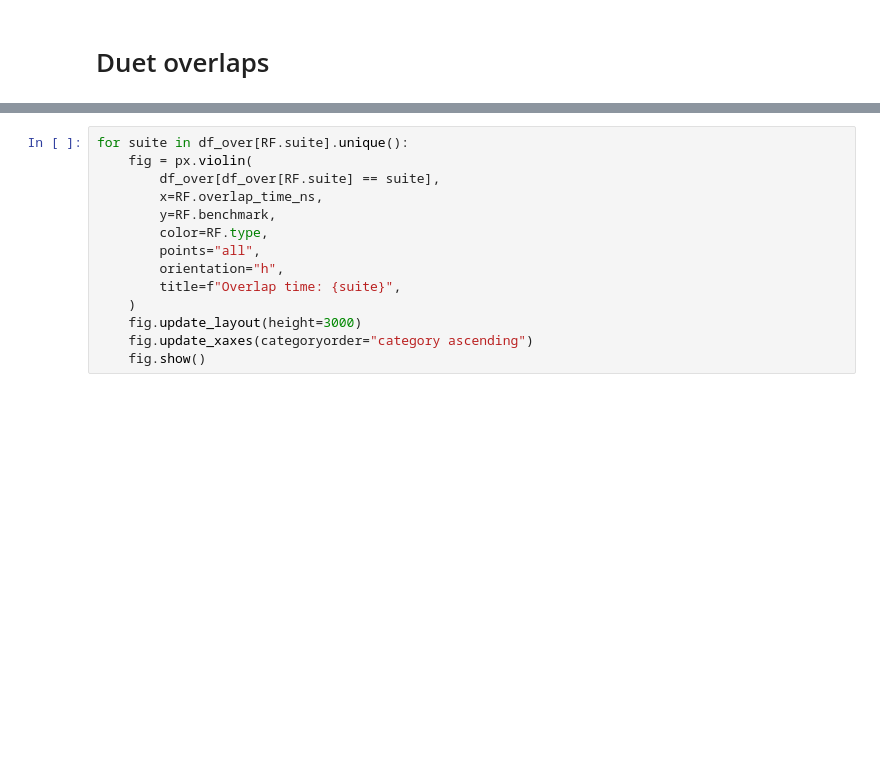
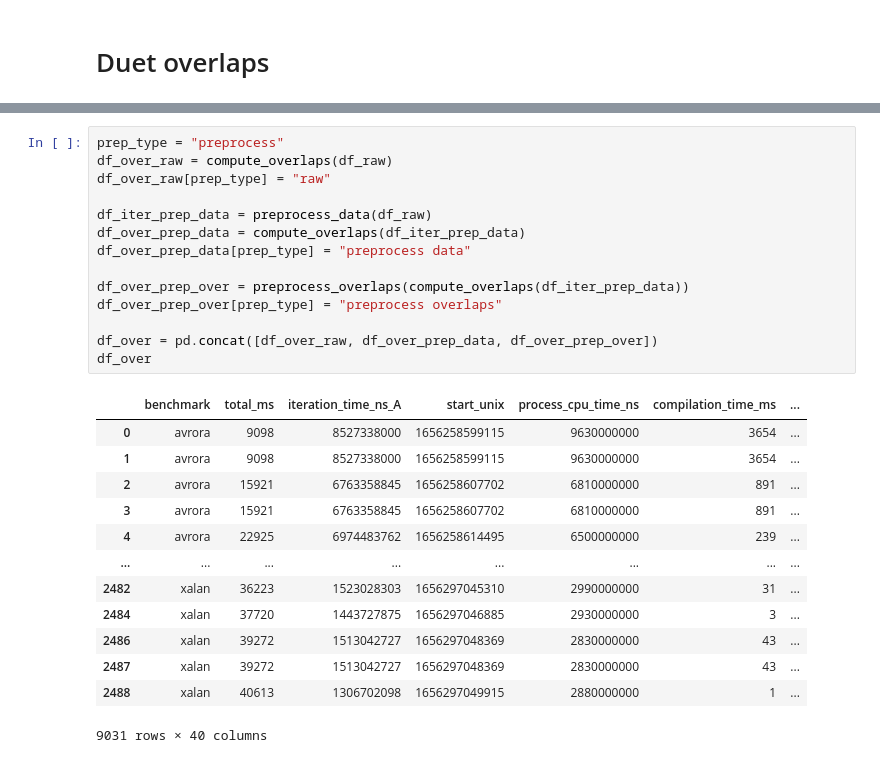
Before and after one commit to TomasDrozdik/asynchronous-duet, a Jupyter notebook: notebooks/verification.ipynb, the cells around one changed output, grey strips where cells are left out. Drawn from its saved outputs; the diff is of its cells as text; blank space fills up the shorter version.

```diff
--- a/notebooks/verification.ipynb
+++ b/notebooks/verification.ipynb
@@ -344,14 +315,28 @@ df_over
-# %%
-for suite in df_over[RF.suite].unique():
-    fig = px.violin(
-        df_over[df_over[RF.suite] == suite],
-        x=RF.overlap_time_ns,
-        y=RF.benchmark,
-        color=RF.type,
-        points="all",
-        orientation="h",
-        title=f"Overlap time: {suite}",
-    )
-    fig.update_layout(height=3000)
-    fig.update_xaxes(categoryorder="category ascending")
-    fig.show()
+# %%
+prep_type = "preprocess"
+df_over_raw = compute_overlaps(df_raw)
+df_over_raw[prep_type] = "raw"
+
+df_iter_prep_data = preprocess_data(df_raw)
+df_over_prep_data = compute_overlaps(df_iter_prep_data)
+df_over_prep_data[prep_type] = "preprocess data"
+
+df_over_prep_over = preprocess_overlaps(compute_overlaps(df_iter_prep_data))
+df_over_prep_over[prep_type] = "preprocess overlaps"
+
+df_over = pd.concat([df_over_raw, df_over_prep_data, df_over_prep_over])
+df_over
+# %% [output]
+|  | benchmark | total_ms | iteration_time_ns_A | start_unix | process_cpu_time_ns | compilation_time_ms | ... |
+| 0 | avrora | 9098 | 8527338000 | 1656258599115 | 9630000000 | 3654 | ... |
+| 1 | avrora | 9098 | 8527338000 | 1656258599115 | 9630000000 | 3654 | ... |
+| 2 | avrora | 15921 | 6763358845 | 1656258607702 | 6810000000 | 891 | ... |
+| 3 | avrora | 15921 | 6763358845 | 1656258607702 | 6810000000 | 891 | ... |
+| 4 | avrora | 22925 | 6974483762 | 1656258614495 | 6500000000 | 239 | ... |
+| ... | ... | ... | ... | ... | ... | ... | ... |
+| 2482 | xalan | 36223 | 1523028303 | 1656297045310 | 2990000000 | 31 | ... |
+| 2484 | xalan | 37720 | 1443727875 | 1656297046885 | 2930000000 | 3 | ... |
+| 2486 | xalan | 39272 | 1513042727 | 1656297048369 | 2830000000 | 43 | ... |
+| 2487 | xalan | 39272 | 1513042727 | 1656297048369 | 2830000000 | 43 | ... |
+| 2488 | xalan | 40613 | 1306702098 | 1656297049915 | 2880000000 | 1 | ... |
+9031 rows × 40 columns
```
Also changed, not shown: parts of 5 cells of this notebook, 1 other file.
